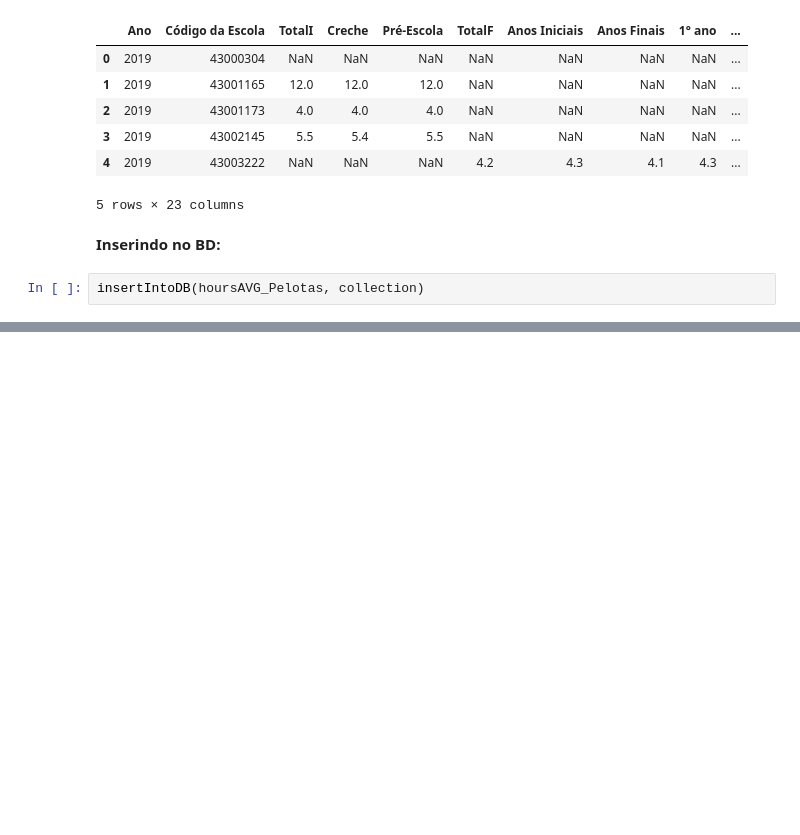
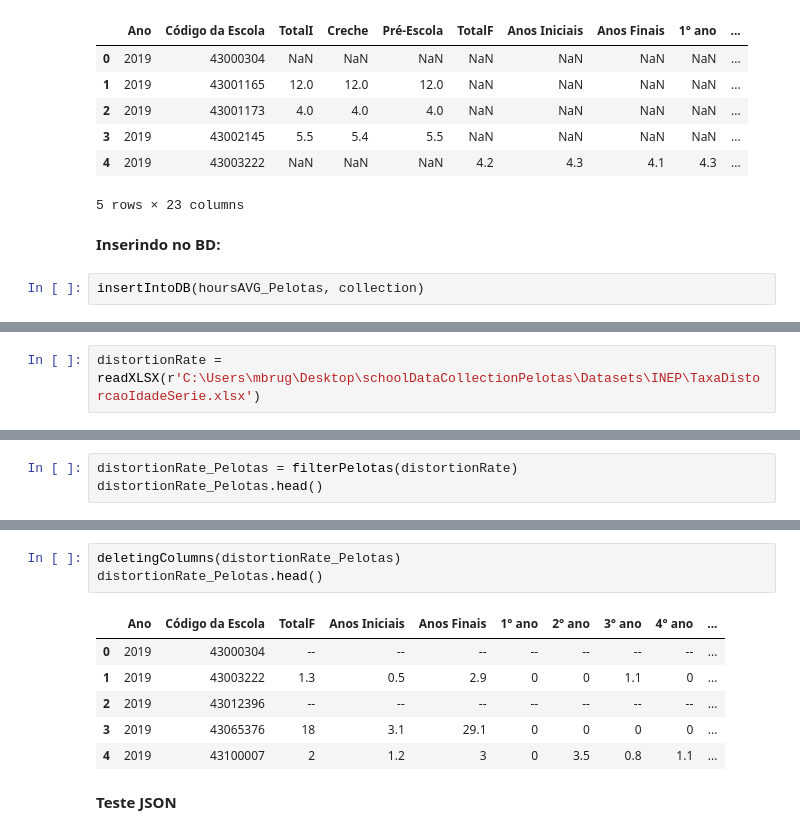
Before and after one commit to MBrugnaroto/UFPEL-School-Data-Collection-Pelotas, a Jupyter notebook: Scripts/INEP/ETLIndicadoresEducacionais.ipynb, the cells around one changed output, grey strips where cells are left out. Cells and saved outputs as stored; diff of their text form; blank space fills up the shorter version.

Commit message:
FEAT. ETL da taxa de distorção idade-serie por turma nas escolas de Pelotas.

```diff
--- a/Scripts/INEP/ETLIndicadoresEducacionais.ipynb
+++ b/Scripts/INEP/ETLIndicadoresEducacionais.ipynb
@@ -392,0 +389,2 @@ collection.find_one({"Código INEP": 43000304})
+# %%
+distortionRate = readXLSX(r'C:\Users\mbrug\Desktop\schoolDataCollectionPelotas\Datasets\INEP\TaxaDistorcaoIdadeSerie.xlsx')
@@ -392,0 +421,3 @@ collection.find_one({"Código INEP": 43000304})
+# %%
+distortionRate_Pelotas = filterPelotas(distortionRate)
+distortionRate_Pelotas.head()
@@ -392,0 +452,12 @@ collection.find_one({"Código INEP": 43000304})
+# %%
+deletingColumns(distortionRate_Pelotas)
+distortionRate_Pelotas.head()
+# %% [output]
+|  | Ano | Código da Escola | TotalF | Anos Iniciais | Anos Finais | 1° ano | 2° ano | 3° ano | 4° ano | ... |
+| 0 | 2019 | 43000304 | -- | -- | -- | -- | -- | -- | -- | ... |
+| 1 | 2019 | 43003222 | 1.3 | 0.5 | 2.9 | 0 | 0 | 1.1 | 0 | ... |
+| 2 | 2019 | 43012396 | -- | -- | -- | -- | -- | -- | -- | ... |
+| 3 | 2019 | 43065376 | 18 | 3.1 | 29.1 | 0 | 0 | 0 | 0 | ... |
+| 4 | 2019 | 43100007 | 2 | 1.2 | 3 | 0 | 3.5 | 0.8 | 1.1 | ... |
+# %% [markdown]
+**Teste JSON**
```
Also changed, not shown: parts of 17 cells of this notebook, 1 other file.
